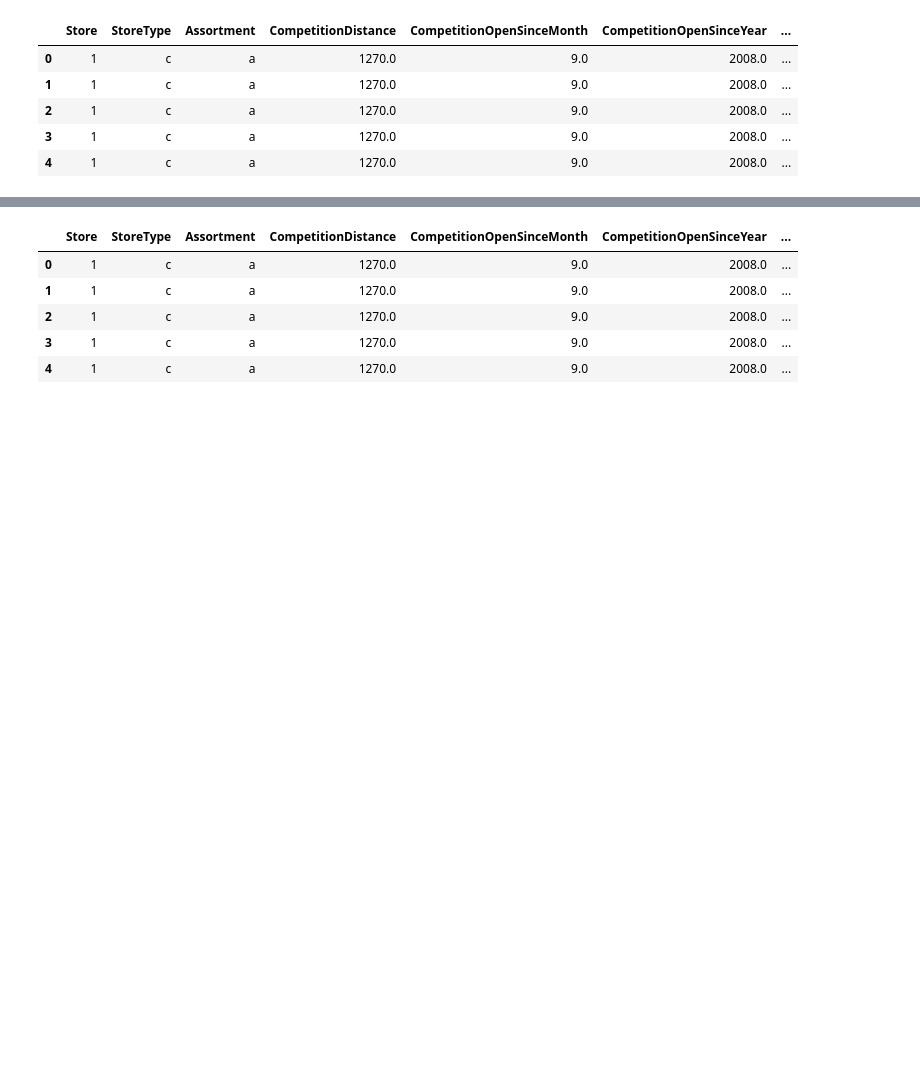
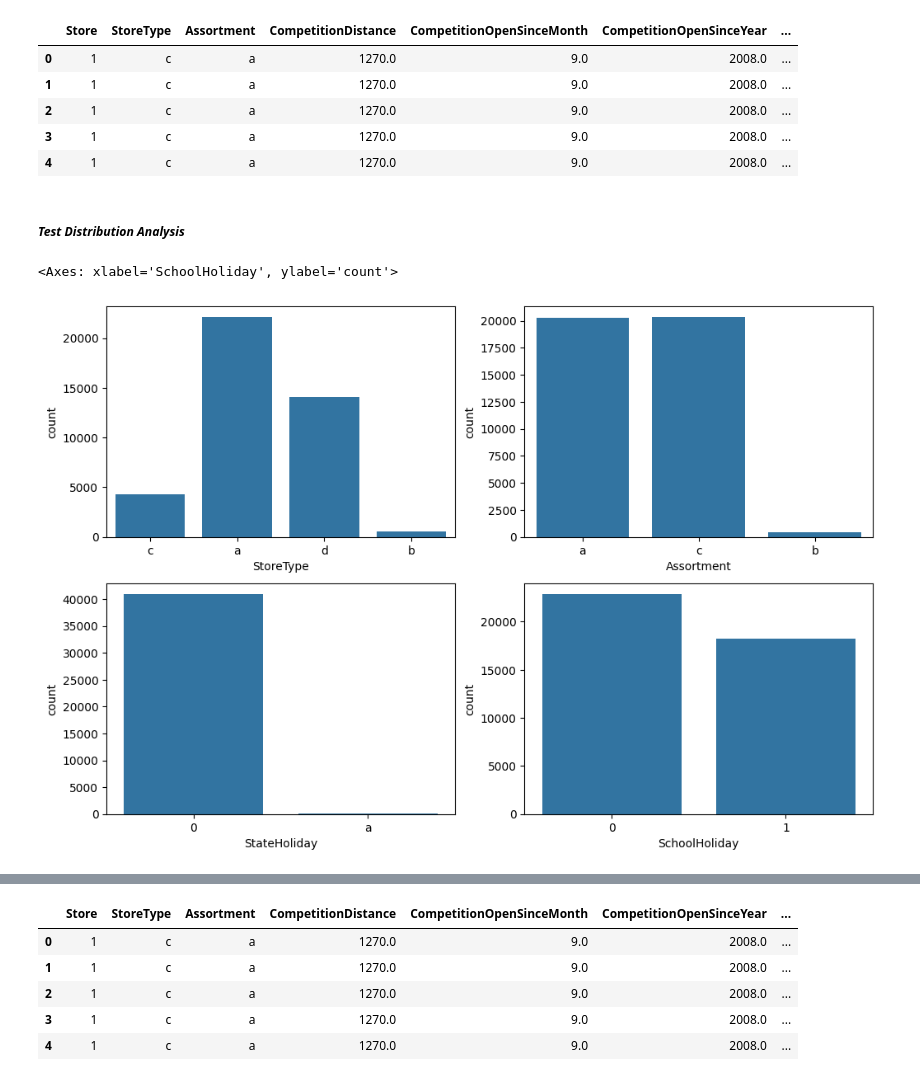
Before and after one commit to wastb/Sales-Predictive-Modelling, a Jupyter notebook: notebooks/data_exploration.ipynb, the cells around one changed output, grey strips where cells are left out. Cells and saved outputs as stored; diff of their text form; code cells hidden in the pictures; blank space fills up the shorter version.

Commit message:
"Data Exploration Partially completed"

```diff
--- a/notebooks/data_exploration.ipynb
+++ b/notebooks/data_exploration.ipynb
@@ -153,3 +153,14 @@ df_test_merged.head()
 | 2 | 1 | c | a | 1270.0 | 9.0 | 2008.0 | ... |
 | 3 | 1 | c | a | 1270.0 | 9.0 | 2008.0 | ... |
 | 4 | 1 | c | a | 1270.0 | 9.0 | 2008.0 | ... |
+# %% [markdown]
+##### ***Test Distribution Analysis***
+# %%
+fig, ax = plt.subplots(2,2, figsize=(12,8))
+sns.countplot(data=df_test_merged, x='StoreType', ax=ax[0][0])
+sns.countplot(data=df_test_merged, x='Assortment', ax=ax[0][1])
+sns.countplot(data=df_test_merged, x='StateHoliday', ax=ax[1][0])
+sns.countplot(data=df_test_merged, x='SchoolHoliday', ax=ax[1][1])
+# %% [output]
+<Axes: xlabel='SchoolHoliday', ylabel='count'>
+[figure, added]
```
Also changed, not shown: parts of 33 cells of this notebook.
